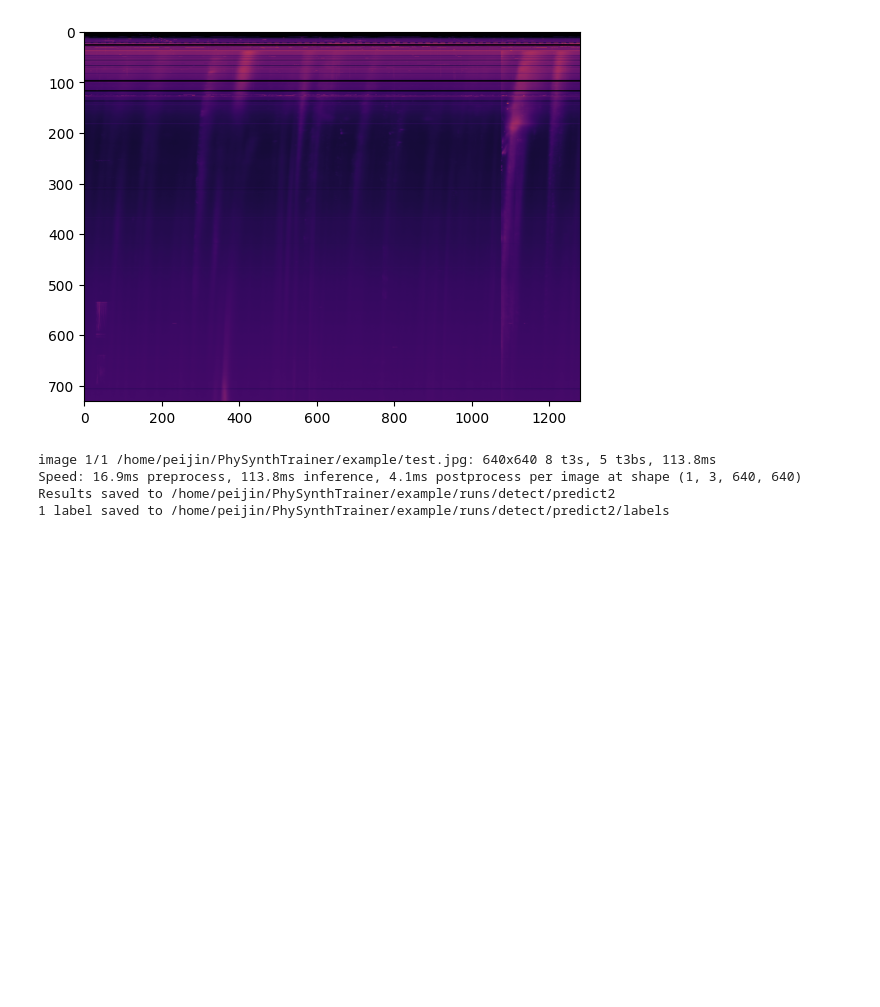
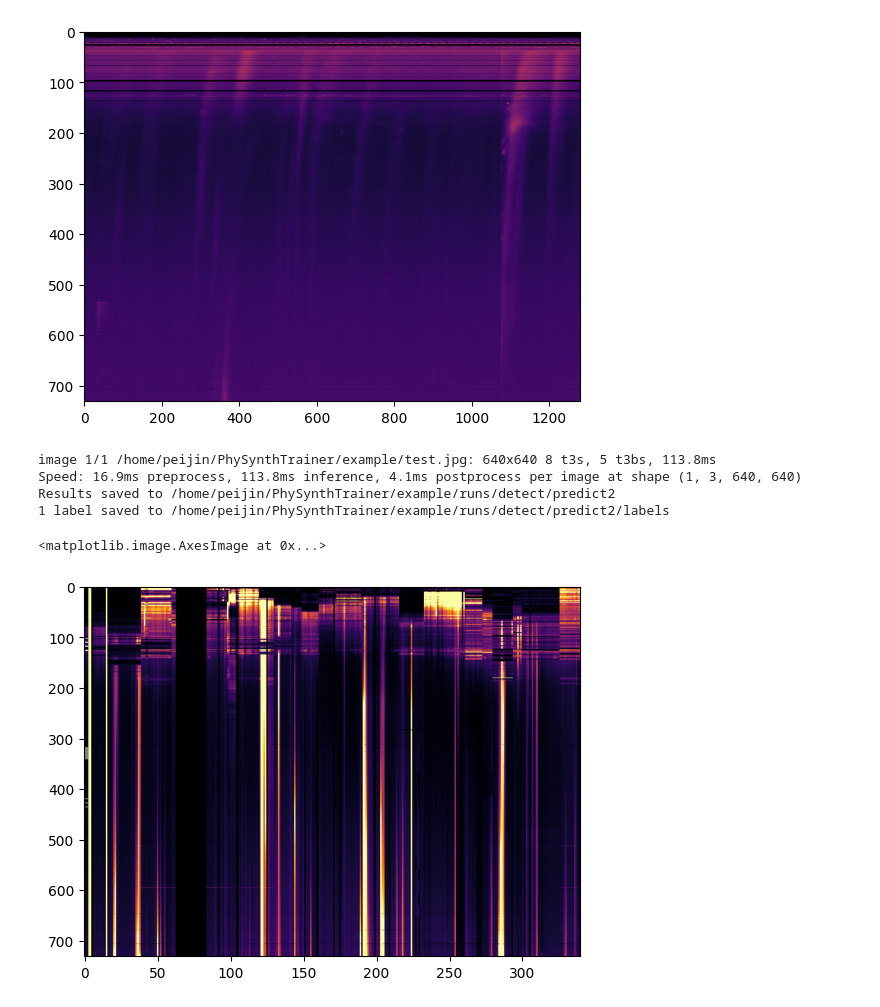
Before and after one commit to peijin94/PhySynthTrainer, a Jupyter notebook: example/detection_demo.ipynb, the cells around one changed output. Cells and saved outputs as stored; diff of their text form; code cells hidden in the pictures; blank space fills up the shorter version.

```diff
--- a/example/detection_demo.ipynb
+++ b/example/detection_demo.ipynb
@@ -54,3 +62,11 @@ image 1/1 /home/peijin/PhySynthTrainer/example/test.jpg: 640x640 8 t3s, 5 t3bs,
 Speed: 16.9ms preprocess, 113.8ms inference, 4.1ms postprocess per image at shape (1, 3, 640, 640)
 Results saved to /home/peijin/PhySynthTrainer/example/runs/detect/predict2
 1 label saved to /home/peijin/PhySynthTrainer/example/runs/detect/predict2/labels
+# %%
+npzpath = "/data1/pzhang/PhySynthTrainer/scripts/background_2024.npz"
+data = np.load(npzpath)
+# %%
+plt.imshow(data['background'].T, vmax=10, vmin=0.5, cmap='inferno', aspect='auto')
+# %% [output]
+<matplotlib.image.AxesImage at 0x...>
+[figure, added]
```
Also changed, not shown: parts of 11 cells of this notebook, 3 other files.
